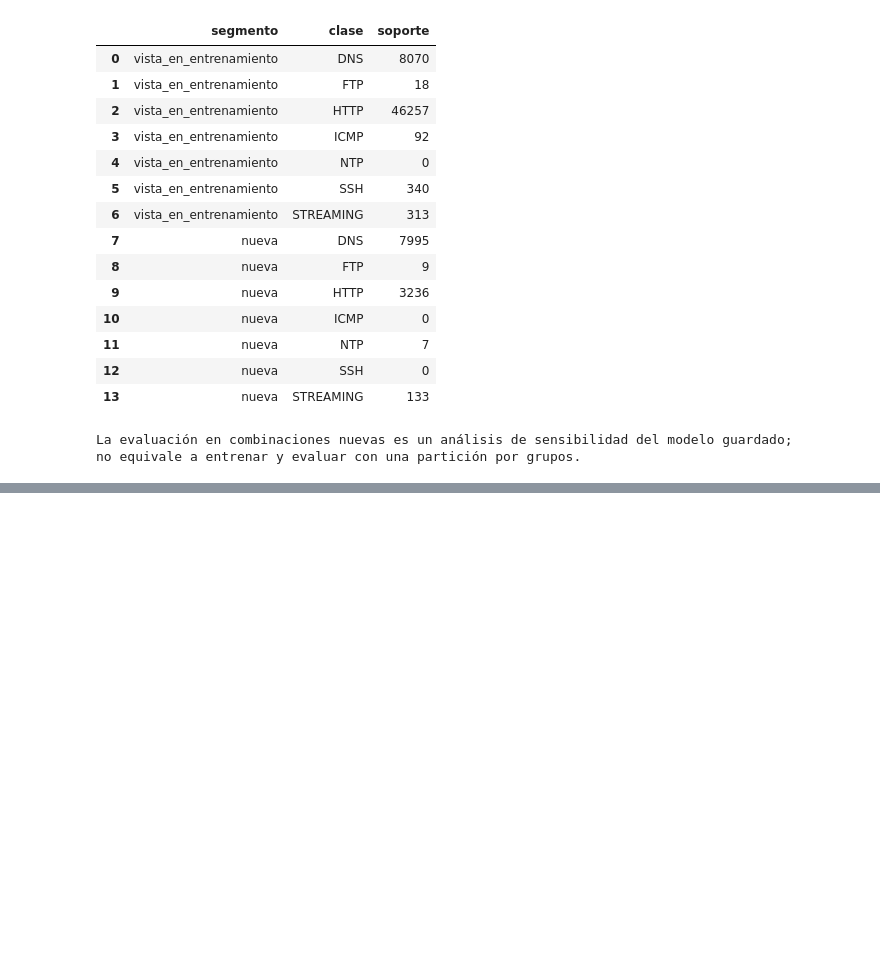
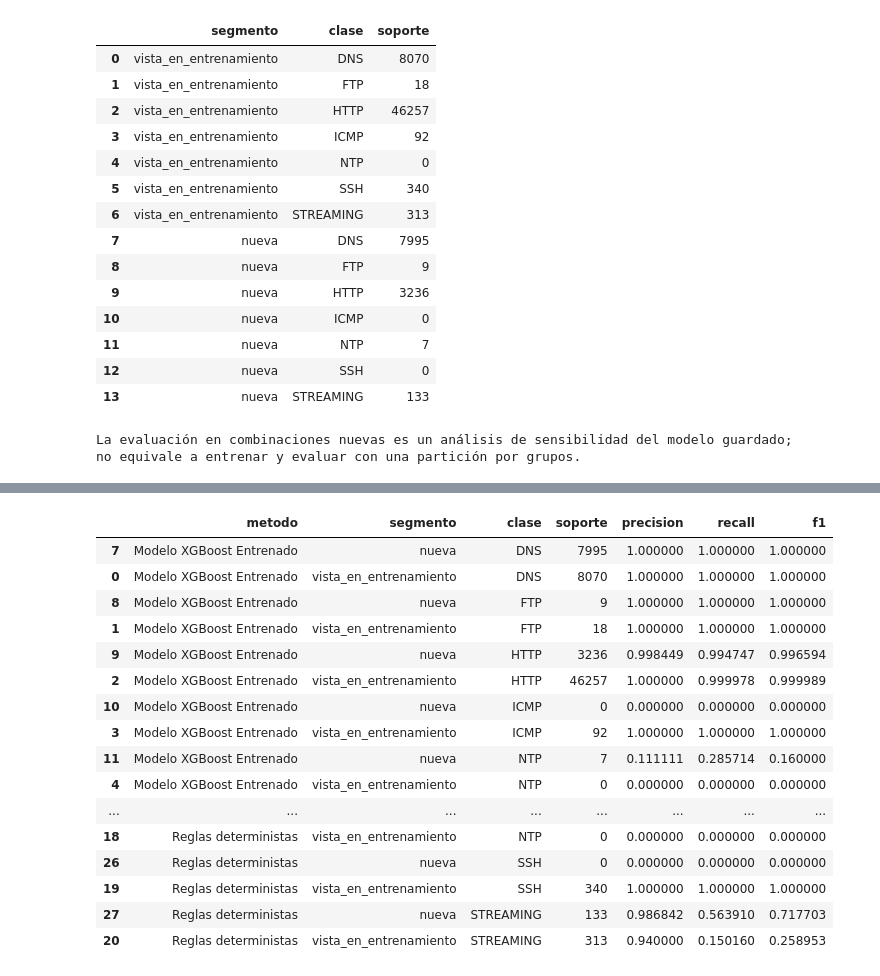
Before and after one commit to Volv1t3/SDN-Thesis-Project, a Jupyter notebook: src/main/python/model/SDN-MPLS-ML-TechDemonstrator-Model-Comparison.ipynb, the cells around one changed output, grey strips where cells are left out. Cells and saved outputs as stored; diff of their text form; code cells hidden in the pictures; blank space fills up the shorter version.

```diff
--- a/src/main/python/model/SDN-MPLS-ML-TechDemonstrator-Model-Comparison.ipynb
+++ b/src/main/python/model/SDN-MPLS-ML-TechDemonstrator-Model-Comparison.ipynb
@@ -898,0 +948,57 @@ no equivale a entrenar y evaluar con una partición por grupos.
+# %%
+from sklearn.metrics import precision_recall_fscore_support
+
+diagnostic_rows = []
+
+segments = {
+    "vista_en_entrenamiento": shared_test_rows,
+    "nueva": ~shared_test_rows
+}
+
+for method, predicted in predictions.items():
+    for segment, mask in segments.items():
+
+        precision, recall, f1, support = (
+            precision_recall_fscore_support(
+                y_test[mask],
+                predicted[mask],
+                labels=class_ids,
+                zero_division=0
+            )
+        )
+
+        for i, class_name in enumerate(classes):
+            diagnostic_rows.append({
+                "metodo": method,
+                "segmento": segment,
+                "clase": class_name,
+                "soporte": int(support[i]),
+                "precision": float(precision[i]),
+                "recall": float(recall[i]),
+                "f1": float(f1[i])
+            })
+
+diagnostic_table = pd.DataFrame(diagnostic_rows)
+
+
+diagnostic_table.sort_values(
+        ["metodo", "clase", "segmento"]
+    )
+# %% [output]
+|  | metodo | segmento | clase | soporte | precision | recall | f1 |
+| 7 | Modelo XGBoost Entrenado | nueva | DNS | 7995 | 1.000000 | 1.000000 | 1.000000 |
+| 0 | Modelo XGBoost Entrenado | vista_en_entrenamiento | DNS | 8070 | 1.000000 | 1.000000 | 1.000000 |
+| 8 | Modelo XGBoost Entrenado | nueva | FTP | 9 | 1.000000 | 1.000000 | 1.000000 |
+| 1 | Modelo XGBoost Entrenado | vista_en_entrenamiento | FTP | 18 | 1.000000 | 1.000000 | 1.000000 |
+| 9 | Modelo XGBoost Entrenado | nueva | HTTP | 3236 | 0.998449 | 0.994747 | 0.996594 |
+| 2 | Modelo XGBoost Entrenado | vista_en_entrenamiento | HTTP | 46257 | 1.000000 | 0.999978 | 0.999989 |
+| 10 | Modelo XGBoost Entrenado | nueva | ICMP | 0 | 0.000000 | 0.000000 | 0.000000 |
+| 3 | Modelo XGBoost Entrenado | vista_en_entrenamiento | ICMP | 92 | 1.000000 | 1.000000 | 1.000000 |
+| 11 | Modelo XGBoost Entrenado | nueva | NTP | 7 | 0.111111 | 0.285714 | 0.160000 |
+| 4 | Modelo XGBoost Entrenado | vista_en_entrenamiento | NTP | 0 | 0.000000 | 0.000000 | 0.000000 |
+| ... | ... | ... | ... | ... | ... | ... | ... |
+| 18 | Reglas deterministas | vista_en_entrenamiento | NTP | 0 | 0.000000 | 0.000000 | 0.000000 |
+| 26 | Reglas deterministas | nueva | SSH | 0 | 0.000000 | 0.000000 | 0.000000 |
+| 19 | Reglas deterministas | vista_en_entrenamiento | SSH | 340 | 1.000000 | 1.000000 | 1.000000 |
+| 27 | Reglas deterministas | nueva | STREAMING | 133 | 0.986842 | 0.563910 | 0.717703 |
+| 20 | Reglas deterministas | vista_en_entrenamiento | STREAMING | 313 | 0.940000 | 0.150160 | 0.258953 |
```
Also changed, not shown: parts of 8 cells of this notebook, 23 other files.
